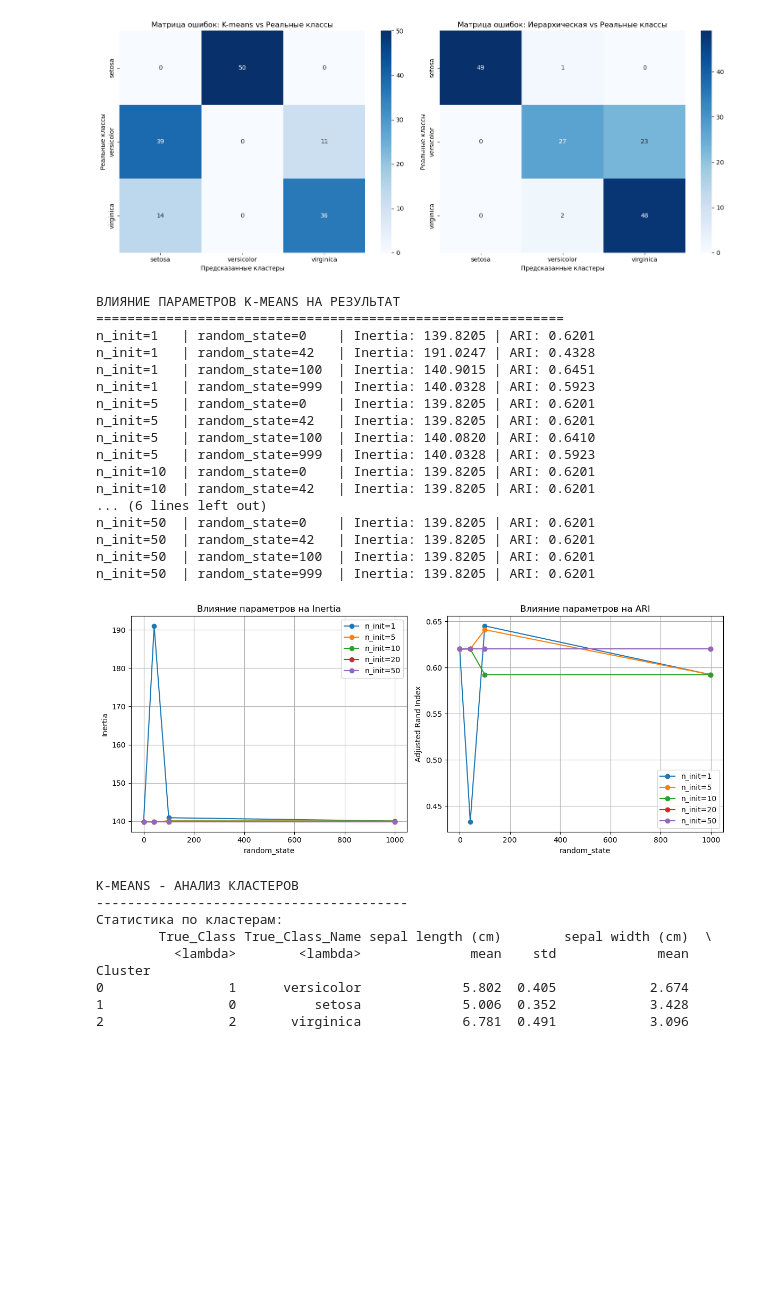
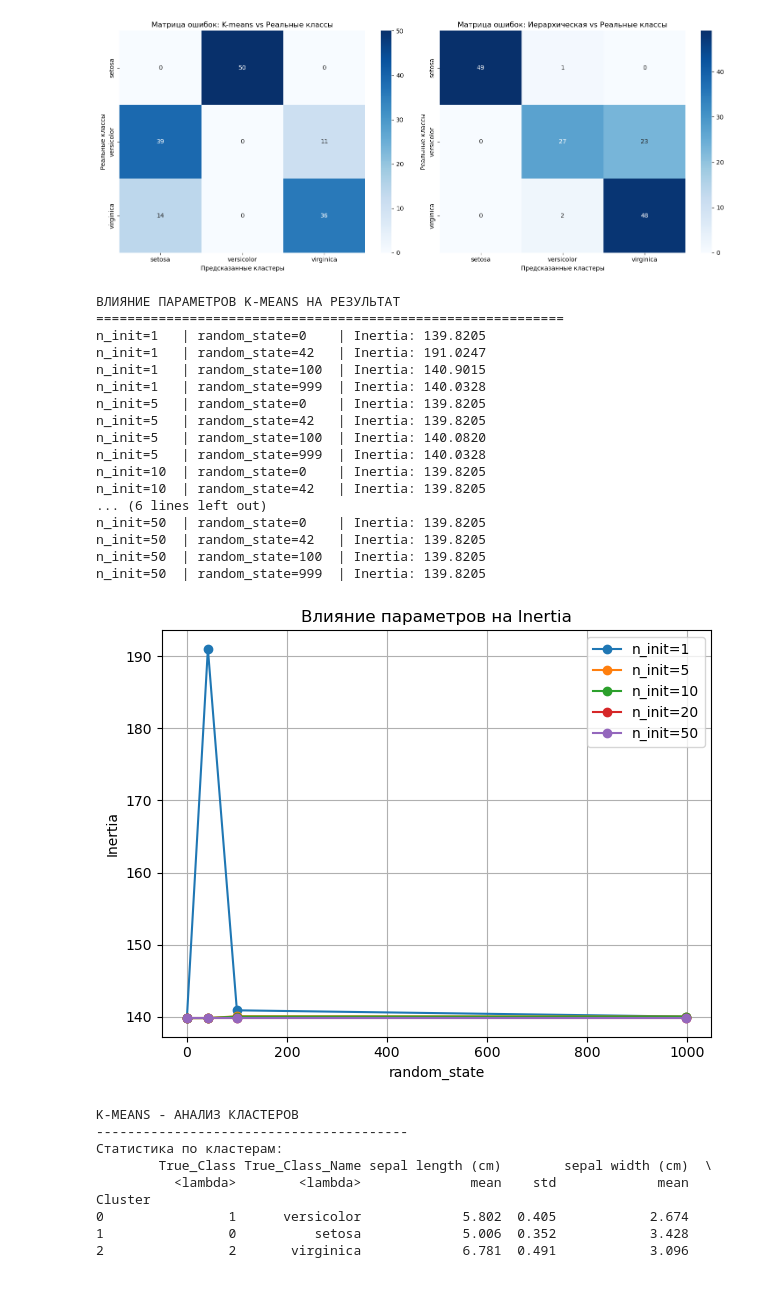
Before and after one commit to MicroMolekula/machine-learning, a Jupyter notebook: lab3/work/lr3.ipynb, the cells around one changed output. Saved outputs shown, nothing was run; the diff lists cells and outputs as text; code cells hidden in the pictures; blank space fills up the shorter version.

```diff
--- a/lab3/work/lr3.ipynb
+++ b/lab3/work/lr3.ipynb
@@ -204,60 +237,49 @@ for n_init in n_init_values:
 
         results.append({
             'n_init': n_init,
             'random_state': random_state,
             'inertia': inertia_test,
-            'ari': ari_test
         })
 
         print(f"n_init={n_init:<3} | random_state={random_state:<4} | "
-              f"Inertia: {inertia_test:.4f} | ARI: {ari_test:.4f}")
+              f"Inertia: {inertia_test:.4f}")
 
 # Визуализация влияния параметров
 results_df = pd.DataFrame(results)
 
 plt.figure(figsize=(12, 5))
 
 plt.subplot(1, 2, 1)
 for n_init in n_init_values:
     subset = results_df[results_df['n_init'] == n_init]
     plt.plot(subset['random_state'], subset['inertia'], 'o-', label=f'n_init={n_init}')
 plt.xlabel('random_state')
 plt.ylabel('Inertia')
 plt.title('Влияние параметров на Inertia')
 plt.legend()
 plt.grid(True)
 
-plt.subplot(1, 2, 2)
-for n_init in n_init_values:
-    subset = results_df[results_df['n_init'] == n_init]
-    plt.plot(subset['random_state'], subset['ari'], 'o-', label=f'n_init={n_init}')
-plt.xlabel('random_state')
-plt.ylabel('Adjusted Rand Index')
-plt.title('Влияние параметров на ARI')
-plt.legend()
-plt.grid(True)
-
 plt.tight_layout()
 plt.show()
 # %% [output]
 ВЛИЯНИЕ ПАРАМЕТРОВ K-MEANS НА РЕЗУЛЬТАТ
 ============================================================
-n_init=1   | random_state=0    | Inertia: 139.8205 | ARI: 0.6201
-n_init=1   | random_state=42   | Inertia: 191.0247 | ARI: 0.4328
-n_init=1   | random_state=100  | Inertia: 140.9015 | ARI: 0.6451
-n_init=1   | random_state=999  | Inertia: 140.0328 | ARI: 0.5923
-n_init=5   | random_state=0    | Inertia: 139.8205 | ARI: 0.6201
-n_init=5   | random_state=42   | Inertia: 139.8205 | ARI: 0.6201
-n_init=5   | random_state=100  | Inertia: 140.0820 | ARI: 0.6410
-n_init=5   | random_state=999  | Inertia: 140.0328 | ARI: 0.5923
-n_init=10  | random_state=0    | Inertia: 139.8205 | ARI: 0.6201
-n_init=10  | random_state=42   | Inertia: 139.8205 | ARI: 0.6201
+n_init=1   | random_state=0    | Inertia: 139.8205
+n_init=1   | random_state=42   | Inertia: 191.0247
+n_init=1   | random_state=100  | Inertia: 140.9015
+n_init=1   | random_state=999  | Inertia: 140.0328
+n_init=5   | random_state=0    | Inertia: 139.8205
+n_init=5   | random_state=42   | Inertia: 139.8205
+n_init=5   | random_state=100  | Inertia: 140.0820
+n_init=5   | random_state=999  | Inertia: 140.0328
+n_init=10  | random_state=0    | Inertia: 139.8205
+n_init=10  | random_state=42   | Inertia: 139.8205
 ... (6 lines left out)
-n_init=50  | random_state=0    | Inertia: 139.8205 | ARI: 0.6201
-n_init=50  | random_state=42   | Inertia: 139.8205 | ARI: 0.6201
-n_init=50  | random_state=100  | Inertia: 139.8205 | ARI: 0.6201
-n_init=50  | random_state=999  | Inertia: 139.8205 | ARI: 0.6201
+n_init=50  | random_state=0    | Inertia: 139.8205
+n_init=50  | random_state=42   | Inertia: 139.8205
+n_init=50  | random_state=100  | Inertia: 139.8205
+n_init=50  | random_state=999  | Inertia: 139.8205
-[figure, old version]
+[figure, new version]
 # %%
 # Детальный анализ кластеров
 def analyze_clusters(labels, method_name):
```
Also changed, not shown: parts of 4 cells of this notebook.
